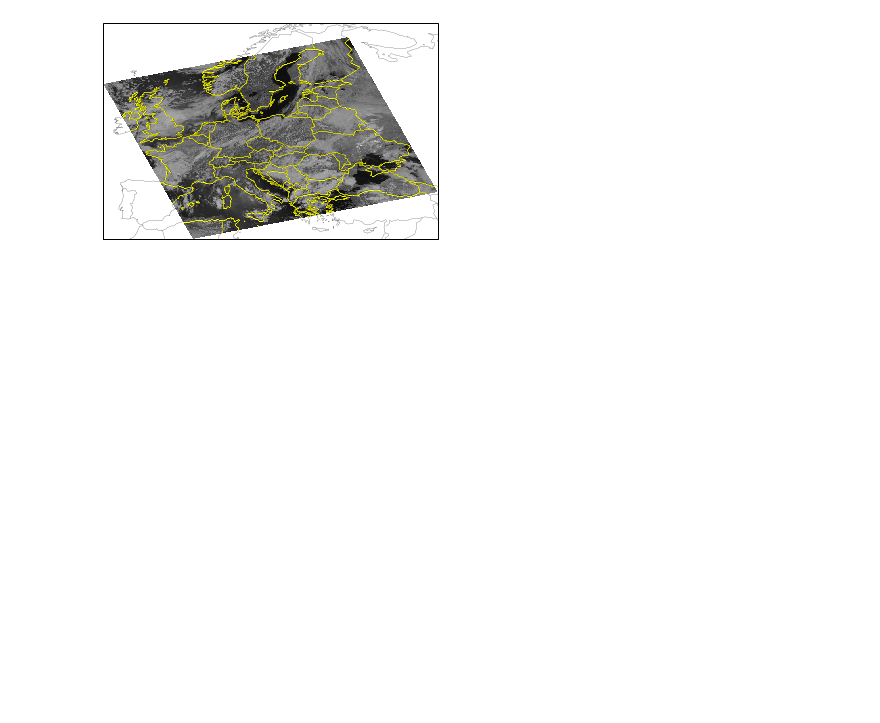
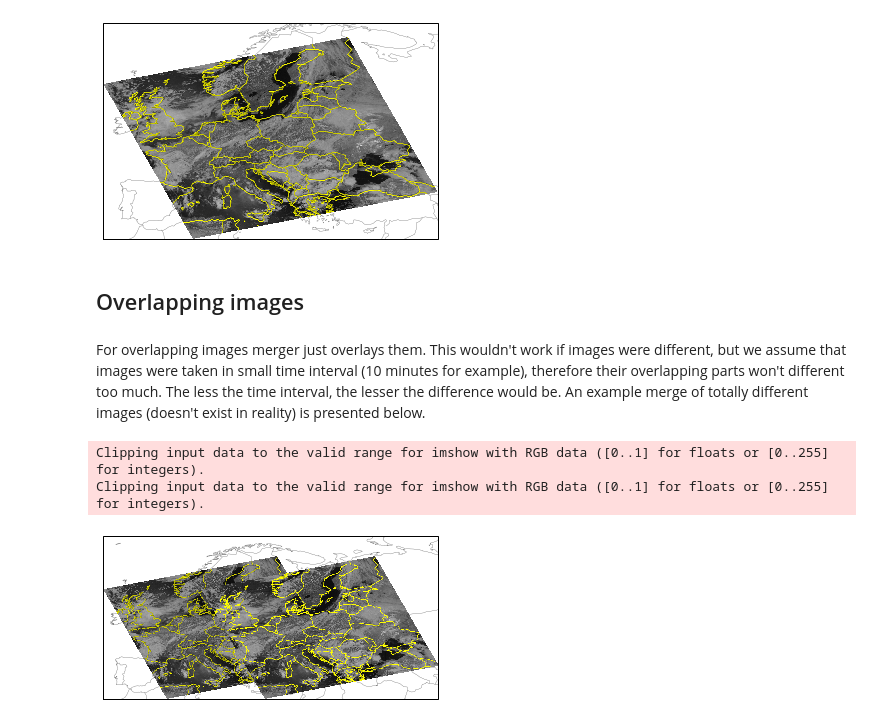
Before and after one commit to aerospaceresearch/DirectDemod, a Jupyter notebook: experiments/Experiment 8 - Merger projection testing.ipynb, the cells around one changed output. Saved outputs shown, nothing was run; the diff lists cells and outputs as text; code cells hidden in the pictures; blank space fills up the shorter version.

```diff
--- a/experiments/Experiment 8 - Merger projection testing.ipynb
+++ b/experiments/Experiment 8 - Merger projection testing.ipynb
@@ -29,8 +29,11 @@ tle_file = "../tle/noaa18_June_14_2018.txt"
 
 Our image merger imlementation should provide options to save the whole world projection with all the images on it. This could be done by passing `whole = True` as parameter to `merge_from_files` method. This method receives an array of tuples, where the first item is the path to image file with certain file name, the second one is the name of the satellite which made the image.
 # %%
+import json
+image_desc = json.load(open(image_descriptor))
+
 merger = ImageMerger(tle_file)
-img = merger.merge_files([image_descriptor], whole=True)
+img = merger.merge([image_desc], whole=True)
 # %% [output]
 Clipping input data to the valid range for imshow with RGB data ([0..1] for floats or [0..255] for integers).
 [figure]
@@ -48,3 +51,19 @@ Clipping input data to the valid range for imshow with RGB data ([0..1] for floa
 [figure]
 # %%
 img.show()
+# %% [markdown]
+## Overlapping images
+# %% [markdown]
+For overlapping images merger just overlays them. This wouldn't work if images were different, but we assume that images were taken in small time interval (10 minutes for example), therefore their overlapping parts won't different too much. The less the time interval, the lesser the difference would be.
+An example merge of totally different images (doesn't exist in reality) is presented below.
+# %%
+image_desc1 = json.load(open(image_descriptor))
+image_desc2 = json.load(open(image_descriptor))
+image_desc2['center'][1] = 40
+
+merger = ImageMerger(tle_file)
+img = merger.merge([image_desc1, image_desc2])
+# %% [output]
+Clipping input data to the valid range for imshow with RGB data ([0..1] for floats or [0..255] for integers).
+Clipping input data to the valid range for imshow with RGB data ([0..1] for floats or [0..255] for integers).
+[figure, added]
```
Also changed, not shown: parts of 1 cell of this notebook, 1 other file.
